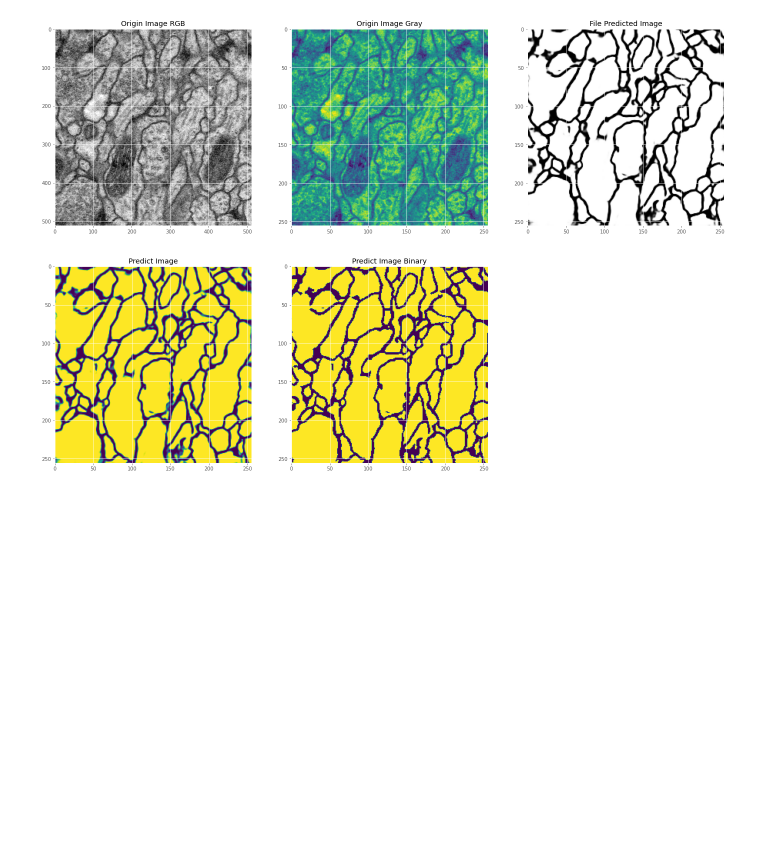
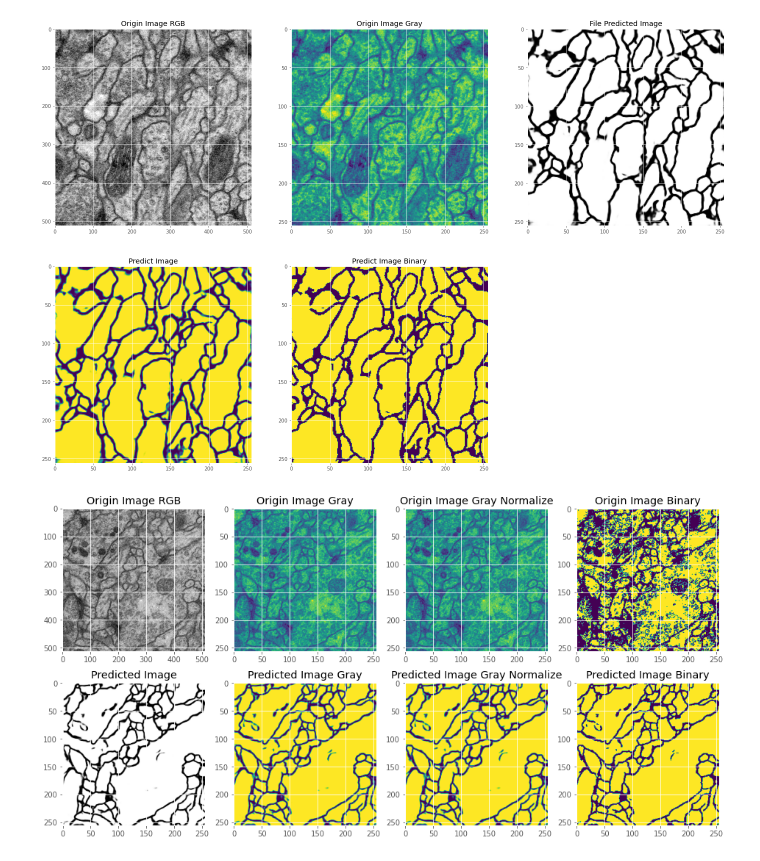
Before and after one commit to treiro/Unet-ISBI-Keras, a Jupyter notebook: ISBI_UNET.v2.ipynb, the cells around one changed output. Drawn from its saved outputs; the diff is of its cells as text; code cells hidden in the pictures; blank space fills up the shorter version.

```diff
--- a/ISBI_UNET.v2.ipynb
+++ b/ISBI_UNET.v2.ipynb
@@ -347,3 +347,70 @@ def predict_path(path, mask_path, figsize = (24, 16)):
 predict_path(path, mask_path)
 # %% [output]
 [figure]
+# %%
+import glob2
+import cv2
+INPUT_SHAPE  =  256
+test_paths = glob2.glob('data/membrane/test/*.png')
+test_paths = [path for path in test_paths if 'predict' not in path]
+
+rand_ind = np.random.randint(20)
+path = test_paths[rand_ind]
+mask_path = path.replace('.png','_predict.png')
+def show_img(path, mask_path, figsize = (16, 8)):
+  img_rgb = cv2.imread(path)
+  #Read as Gray
+  img_gray = cv2.imread(path, 0)
+  img_gray = cv2.resize(img_gray, (INPUT_SHAPE, INPUT_SHAPE), cv2.INTER_LINEAR)
+  img_normal = img_gray / 255
+  img_binary = img_normal > 0.5
+
+  mask_rgb = cv2.imread(mask_path)
+  mask_gray = cv2.imread(mask_path, 0)
+  mask_gray = cv2.resize(mask_gray, (INPUT_SHAPE, INPUT_SHAPE), cv2.INTER_LINEAR)
+
+  # img_pred = model.predict(img_expand).reshape(INPUT_SHAPE, INPUT_SHAPE)
+  # img_pred[img_pred < 0.5] = 0
+  # img_pred[img_pred >= 0.5] = 1
+  # img_pred_binary = img_pred > 0.5
+  mask_normal = mask_gray / 255
+  mask_binary = mask_normal > 0.5
+
+  plt.subplots(figsize = figsize)
+
+
+  plt.subplot(2,4,8)
+  plt.title('Predicted Image Binary')
+  plt.imshow(mask_binary)
+
+  plt.subplot(2,4,7)
+  plt.title('Predicted Image Gray Normalize')
+  plt.imshow(mask_normal)
+
+  plt.subplot(2,4,6)
+  plt.title('Predicted Image Gray')
+  plt.imshow(mask_gray)
+
+  plt.subplot(2,4,5)
+  plt.title('Predicted Image')
+  plt.imshow(mask_rgb)
+
+  plt.subplot(2,4,4)
+  plt.title('Origin Image Binary')
+  plt.imshow(img_binary)
+
+  plt.subplot(2,4,3)
+  plt.title('Origin Image Gray Normalize')
+  plt.imshow(img_normal)
+
+  plt.subplot(2,4,2)
+  plt.title('Origin Image Gray')
+  plt.imshow(img_gray)
+
+  plt.subplot(2,4,1)
+  plt.title('Origin Image RGB')
+  plt.imshow(img_rgb)
+
+show_img(path, mask_path)
+# %% [output]
+[figure, added]
```
Also changed, not shown: parts of 1 cell of this notebook.
